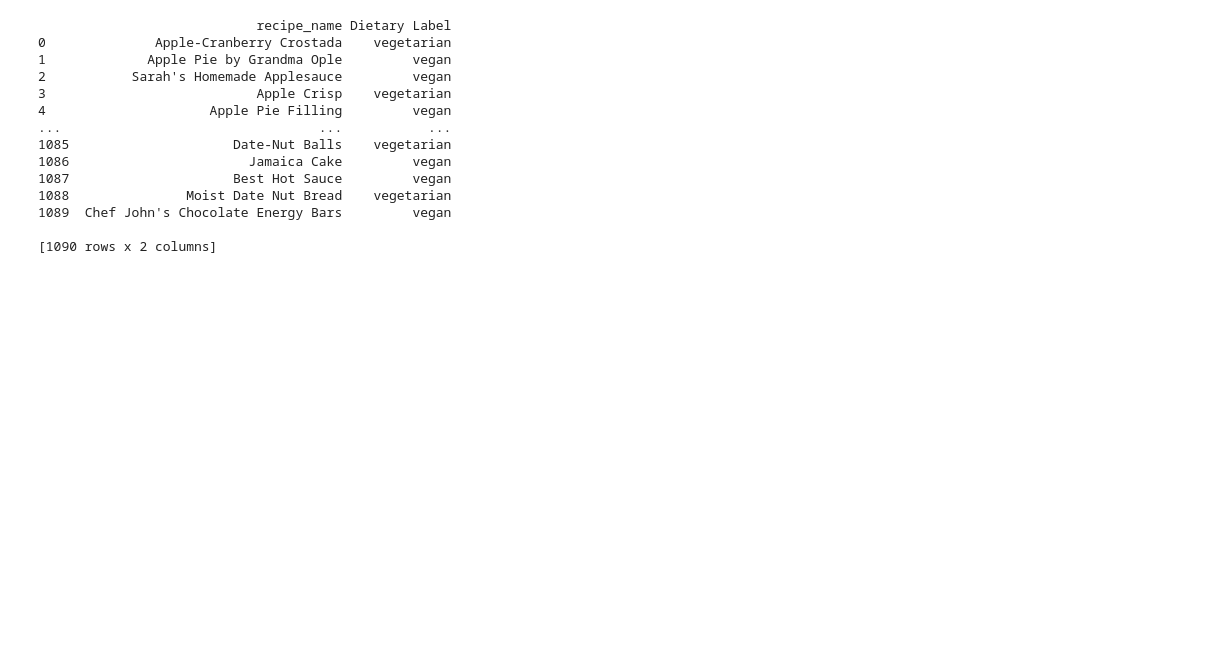
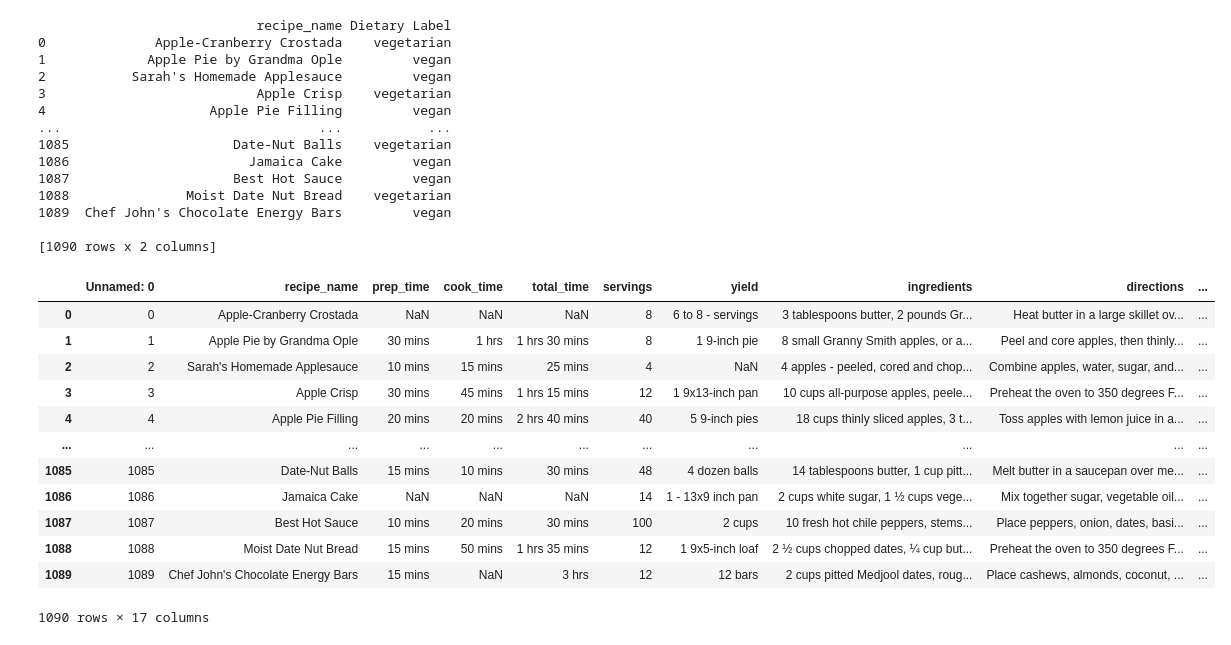
Before and after one commit to cinstar/cookingcompass, a Jupyter notebook: dietary_label.ipynb, the cells around one changed output. Drawn from its saved outputs; the diff is of its cells as text; code cells hidden in the pictures; blank space fills up the shorter version.

Commit message:
ordered data set by rating, added time labels

```diff
--- a/dietary_label.ipynb
+++ b/dietary_label.ipynb
@@ -161,3 +180,58 @@ print(recipe_data[['recipe_name', 'Dietary Label']])
 1089  Chef John's Chocolate Energy Bars         vegan
 
 [1090 rows x 2 columns]
+# %%
+def time_to_minutes(time_str):
+
+    if not isinstance(time_str, str):
+        return None
+
+    hours = 0
+    minutes = 0
+    parts = time_str.lower().split()
+
+    for i in range(len(parts)):
+        if 'hrs' in parts[i]:
+            try:
+                hours = int(parts[i - 1])
+            except:
+                hours = 0
+        elif 'mins' in parts[i]:
+            try:
+                minutes = int(parts[i - 1])
+            except:
+                minutes = 0
+
+    return hours * 60 + minutes
+
+# Create a new column for total time in minutes
+recipe_data['Total Time (Minutes)'] = recipe_data['total_time'].apply(time_to_minutes)
+
+# Create a new column for time rating
+def get_time_rating(minutes):
+    if minutes <= 30:
+        return "Short"
+    elif minutes <= 120:
+        return "Medium"
+    elif minutes > 120:
+        return "Long"
+    else:
+        return 'N/A'
+
+recipe_data['Time Rating'] = recipe_data['Total Time (Minutes)'].apply(get_time_rating)
+
+recipe_data
+# %% [output]
+|  | Unnamed: 0 | recipe_name | prep_time | cook_time | total_time | servings | yield | ingredients | directions | ... |
+| 0 | 0 | Apple-Cranberry Crostada | NaN | NaN | NaN | 8 | 6 to 8 - servings | 3 tablespoons butter, 2 pounds Gr... | Heat butter in a large skillet ov... | ... |
+| 1 | 1 | Apple Pie by Grandma Ople | 30 mins | 1 hrs | 1 hrs 30 mins | 8 | 1 9-inch pie | 8 small Granny Smith apples, or a... | Peel and core apples, then thinly... | ... |
+| 2 | 2 | Sarah's Homemade Applesauce | 10 mins | 15 mins | 25 mins | 4 | NaN | 4 apples - peeled, cored and chop... | Combine apples, water, sugar, and... | ... |
+| 3 | 3 | Apple Crisp | 30 mins | 45 mins | 1 hrs 15 mins | 12 | 1 9x13-inch pan | 10 cups all-purpose apples, peele... | Preheat the oven to 350 degrees F... | ... |
+| 4 | 4 | Apple Pie Filling | 20 mins | 20 mins | 2 hrs 40 mins | 40 | 5 9-inch pies | 18 cups thinly sliced apples, 3 t... | Toss apples with lemon juice in a... | ... |
+| ... | ... | ... | ... | ... | ... | ... | ... | ... | ... | ... |
+| 1085 | 1085 | Date-Nut Balls | 15 mins | 10 mins | 30 mins | 48 | 4 dozen balls | 14 tablespoons butter, 1 cup pitt... | Melt butter in a saucepan over me... | ... |
+| 1086 | 1086 | Jamaica Cake | NaN | NaN | NaN | 14 | 1 - 13x9 inch pan | 2 cups white sugar, 1 ½ cups vege... | Mix together sugar, vegetable oil... | ... |
+| 1087 | 1087 | Best Hot Sauce | 10 mins | 20 mins | 30 mins | 100 | 2 cups | 10 fresh hot chile peppers, stems... | Place peppers, onion, dates, basi... | ... |
+| 1088 | 1088 | Moist Date Nut Bread | 15 mins | 50 mins | 1 hrs 35 mins | 12 | 1 9x5-inch loaf | 2 ½ cups chopped dates, ¼ cup but... | Preheat the oven to 350 degrees F... | ... |
+| 1089 | 1089 | Chef John's Chocolate Energy Bars | 15 mins | NaN | 3 hrs | 12 | 12 bars | 2 cups pitted Medjool dates, roug... | Place cashews, almonds, coconut, ... | ... |
+1090 rows × 17 columns
```
Also changed, not shown: parts of 3 cells of this notebook.
